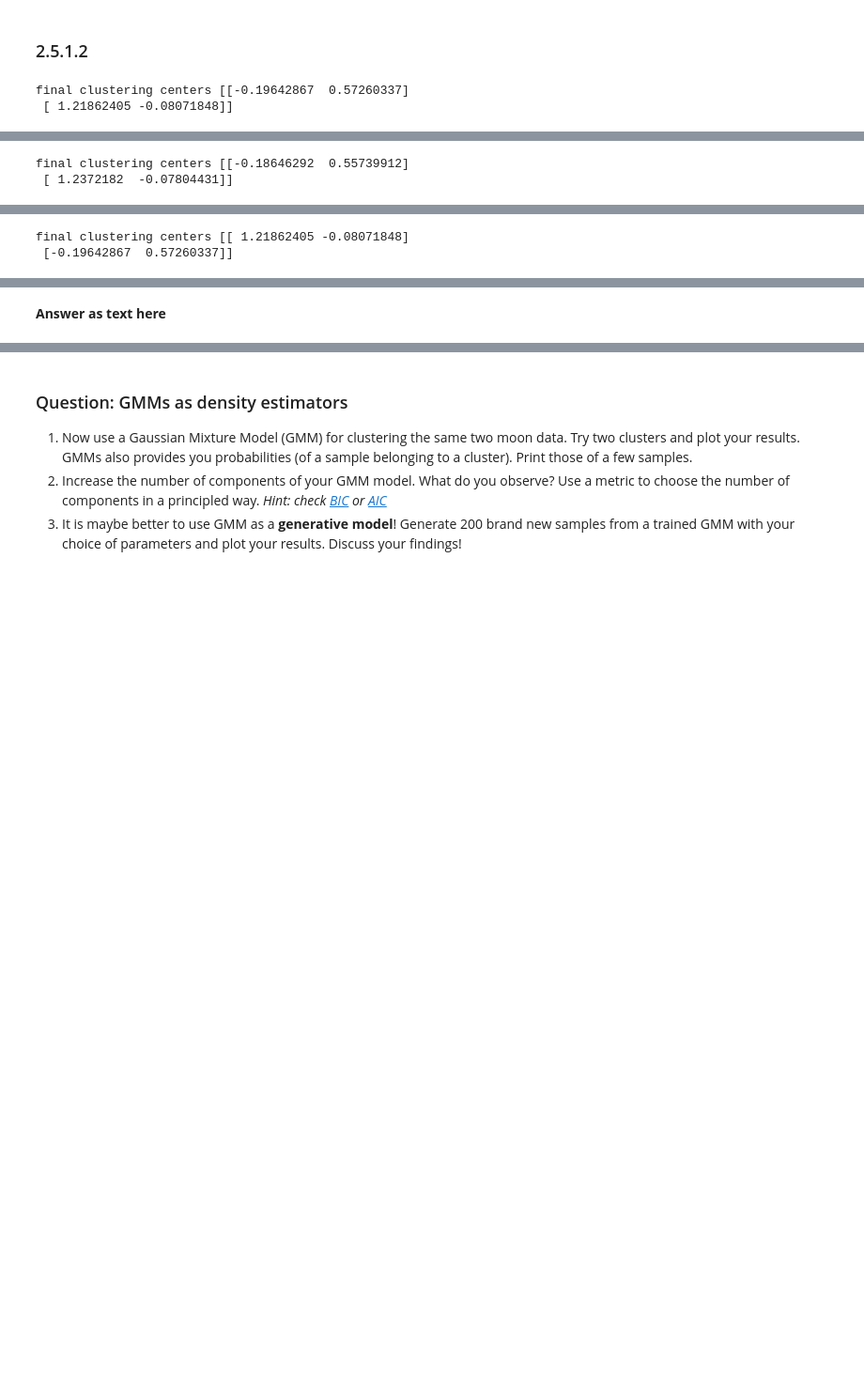
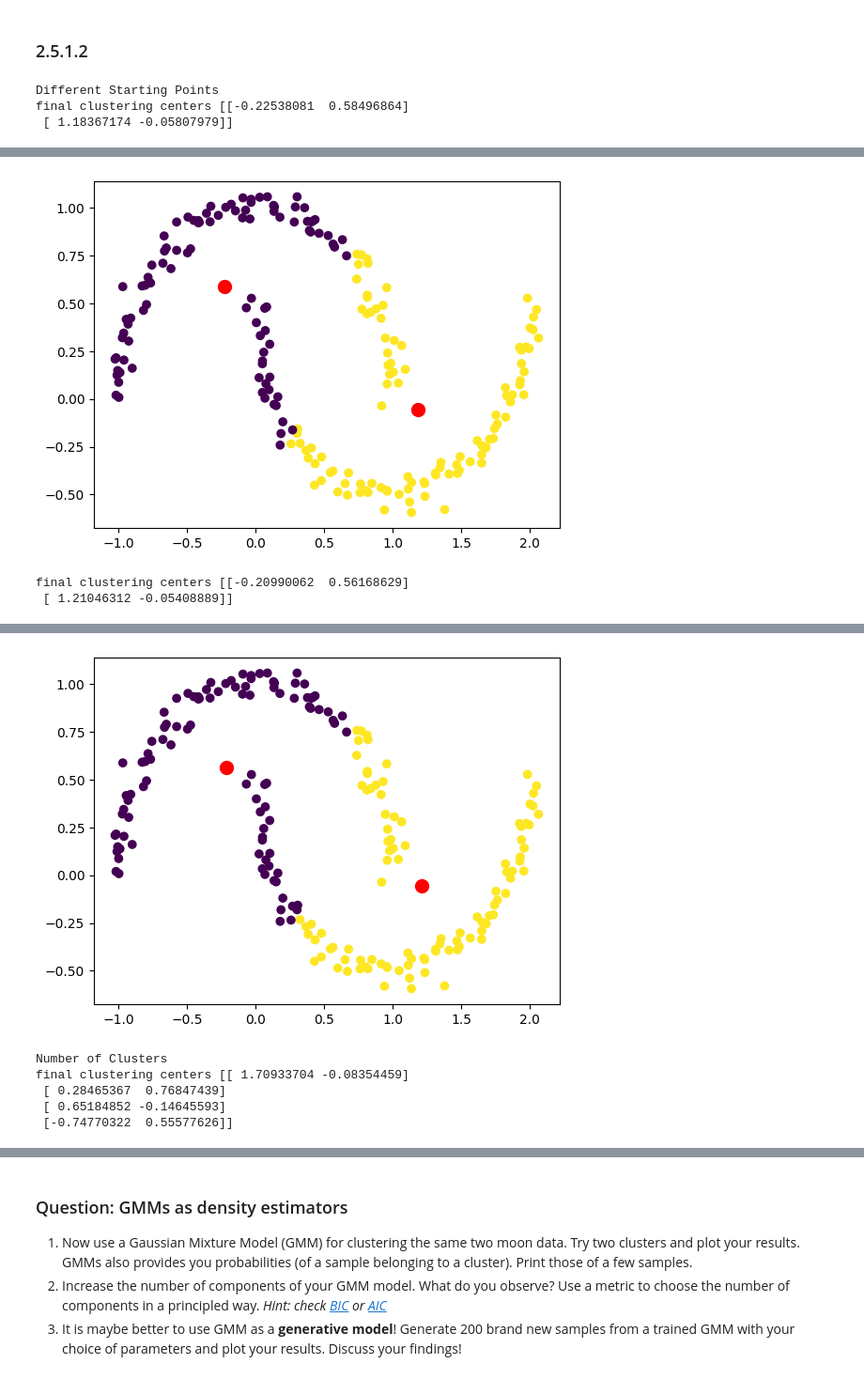
Before and after one commit to gazzayeah/elen90088_repo, a Jupyter notebook: ws1/WS1-Opt-ML-v2.ipynb, the cells around one changed output, grey strips where cells are left out. Shown at 94% size. Saved outputs shown, nothing was run; the diff lists cells and outputs as text; code cells hidden in the pictures; blank space fills up the shorter version.

```diff
--- a/ws1/WS1-Opt-ML-v2.ipynb
+++ b/ws1/WS1-Opt-ML-v2.ipynb
@@ -1081,10 +1327,13 @@ final clustering centers [[ 1.21862405 -0.08071848]
 ### 2.5.1.2
 # %%
 # different starting points
+print("Different Starting Points")
 kmeans_logic(2,np.array([[0, 1],[1,-0.5]]))
 kmeans_logic(2,np.array([[0, 0],[1,1]]))
-kmeans_logic(2,np.array([[2, 2],[3,3]]))
-kmeans_logic(2,np.array([[100, 100],[-100, 100]]))
+print("Number of Clusters")
+kmeans_logic(4)
+kmeans_logic(8)
 # %% [output]
-final clustering centers [[-0.19642867  0.57260337]
- [ 1.21862405 -0.08071848]]
+Different Starting Points
+final clustering centers [[-0.22538081  0.58496864]
+ [ 1.18367174 -0.05807979]]
@@ -1093,2 +1340,3 @@ final clustering centers [[-0.19642867  0.57260337]
+[figure, added]
-final clustering centers [[-0.18646292  0.55739912]
- [ 1.2372182  -0.07804431]]
+final clustering centers [[-0.20990062  0.56168629]
+ [ 1.21046312 -0.05408889]]
@@ -1097,2 +1343,6 @@ final clustering centers [[-0.18646292  0.55739912]
+[figure, added]
-final clustering centers [[ 1.21862405 -0.08071848]
- [-0.19642867  0.57260337]]
+Number of Clusters
+final clustering centers [[ 1.70933704 -0.08354459]
+ [ 0.28465367  0.76847439]
+ [ 0.65184852 -0.14645593]
+ [-0.74770322  0.55577626]]
@@ -1105,2 +1358,0 @@ final clustering centers [[ 1.21862405 -0.08071848]
-# %% [markdown]
-**Answer as text here**
```
Also changed, not shown: parts of 46 cells of this notebook, 1 other file.
